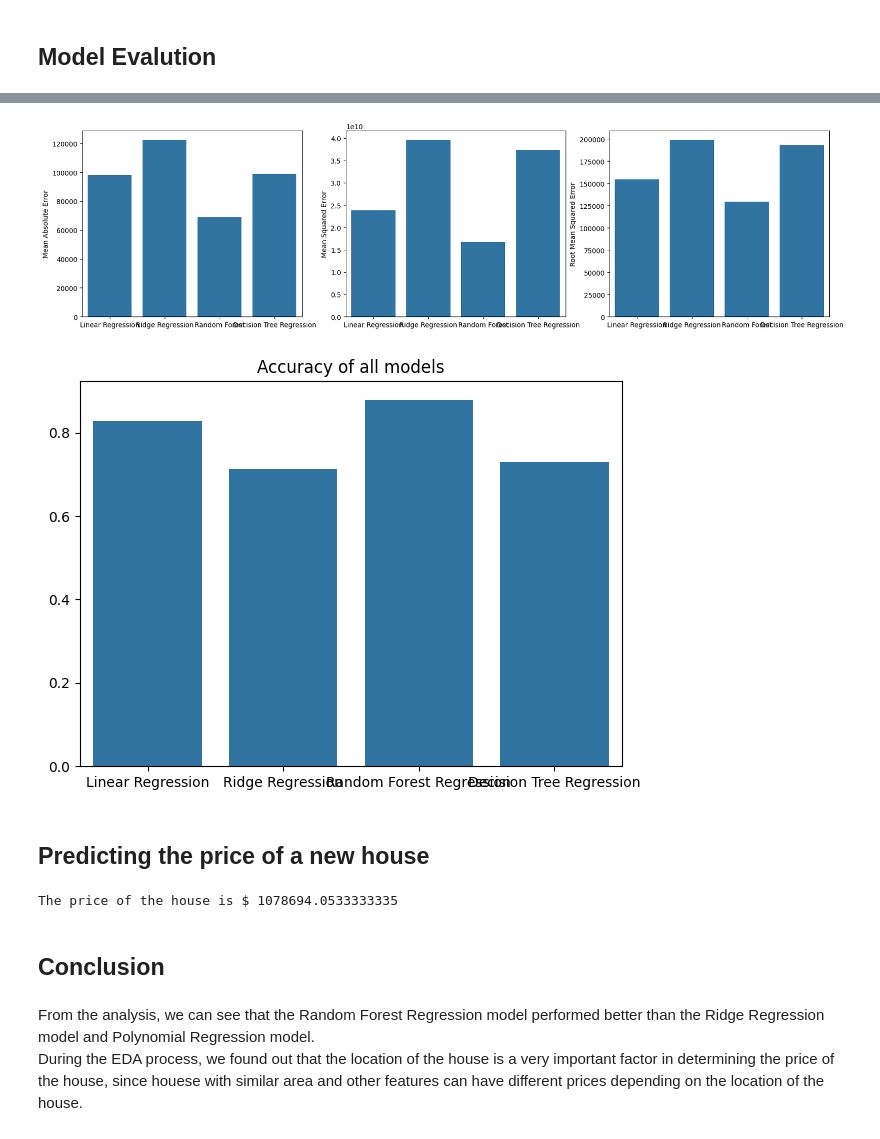
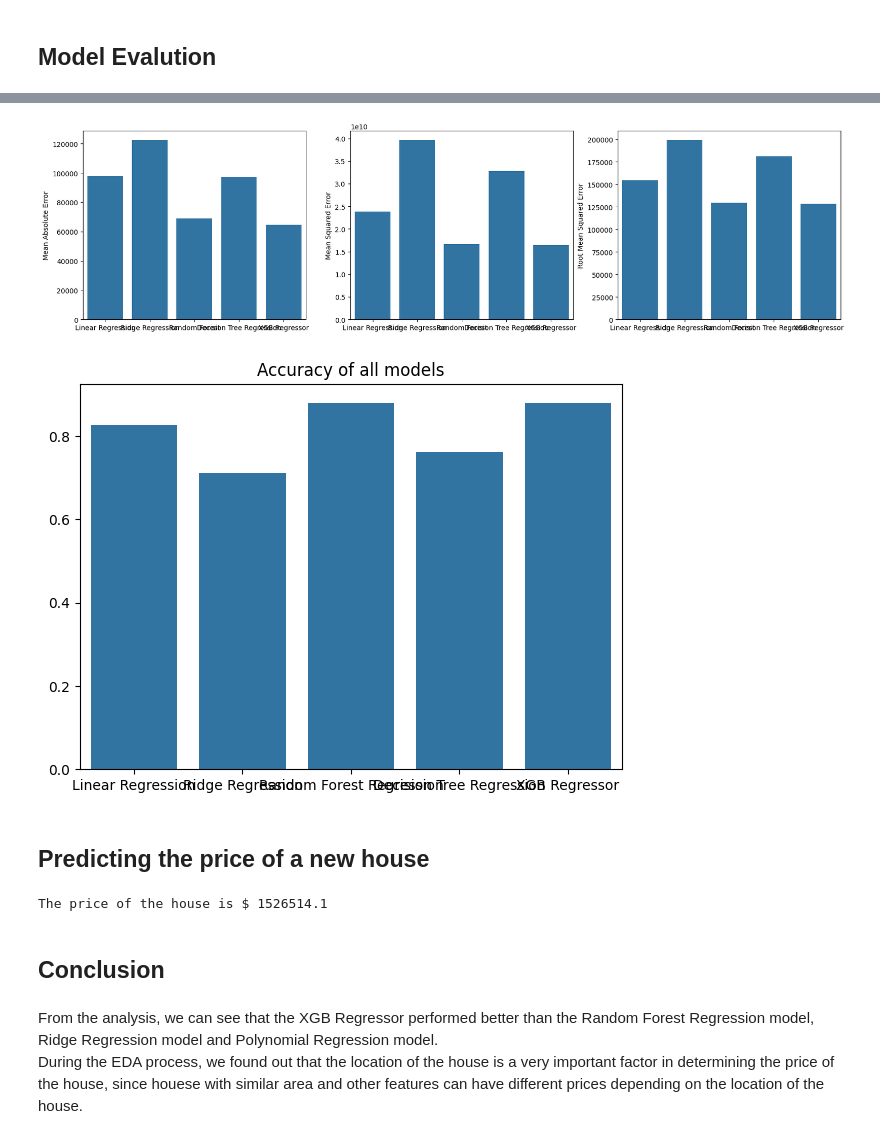
Before and after one commit to YouXuan2010/Data-Science-Projects, a Jupyter notebook: House Price Prediction/House_Price_Prediction.ipynb, the cells around one changed output, grey strips where cells are left out. Saved outputs shown, nothing was run; the diff lists cells and outputs as text; code cells hidden in the pictures.

Commit message:
Added XGB Regressor

```diff
--- a/House Price Prediction/House_Price_Prediction.ipynb
+++ b/House Price Prediction/House_Price_Prediction.ipynb
@@ -320,0 +324,10 @@ r2_score(y_test,yhat)
+# %%
+reg = xgb.XGBRegressor(base_score=0.5, booster='gbtree',
+                       n_estimators=1000,
+                       early_stopping_rounds=100,
+                       objective='reg:linear',
+                       max_depth=5,
+                       learning_rate=0.08)
+reg.fit(X_train, y_train,
+        eval_set=[(X_train, y_train), (X_test, y_test)],
+        verbose=100)
@@ -320,0 +353,3 @@ r2_score(y_test,yhat)
+# %%
+yXGB = reg.predict(X_test)
+r2_score(y_test,yXGB)
@@ -364,24 +405,27 @@ https://gist.github.com/mwaskom/de44147ed2974457ad6372750bbe5751
 # %%
 #plot the graph to compare mae, mse, rmse for all models
 fig, ax = plt.subplots(1,3,figsize=(20,5))
-sns.barplot(x=['Linear Regression','Ridge Regression','Random Forest', 'Decision Tree Regression'],y=[mean_absolute_error(y_test,pipe_pred),mean_absolute_error(y_test,r_pred),mean_absolute_error(y_test,yhat),mean_absolute_error(y_test,dt_pred)],ax=ax[0])
-sns.barplot(x=['Linear Regression','Ridge Regression','Random Forest', 'Decision Tree Regression'],y=[mean_squared_error(y_test,pipe_pred),mean_squared_error(y_test,r_pred),mean_squared_error(y_test,yhat),mean_squared_error(y_test,dt_pred)],ax=ax[1])
-sns.barplot(x=['Linear Regression','Ridge Regression','Random Forest', 'Decision Tree Regression'],y=[np.sqrt(mean_squared_error(y_test,pipe_pred)),np.sqrt(mean_squared_error(y_test,r_pred)),np.sqrt(mean_squared_error(y_test,yhat)),np.sqrt(mean_squared_error(y_test,dt_pred))],ax=ax[2])
+sns.barplot(x=['Linear Regression','Ridge Regression','Random Forest', 'Decision Tree Regression', 'XGB Regressor'],
+            y=[mean_absolute_error(y_test,pipe_pred),mean_absolute_error(y_test,r_pred),mean_absolute_error(y_test,yhat),mean_absolute_error(y_test,dt_pred),mean_absolute_error(y_test,yXGB)],ax=ax[0])
+sns.barplot(x=['Linear Regression','Ridge Regression','Random Forest', 'Decision Tree Regression', 'XGB Regressor'],
+            y=[mean_squared_error(y_test,pipe_pred),mean_squared_error(y_test,r_pred),mean_squared_error(y_test,yhat),mean_squared_error(y_test,dt_pred), mean_squared_error(y_test,yXGB)],ax=ax[1])
+sns.barplot(x=['Linear Regression','Ridge Regression','Random Forest', 'Decision Tree Regression', 'XGB Regressor'],
+            y=[np.sqrt(mean_squared_error(y_test,pipe_pred)),np.sqrt(mean_squared_error(y_test,r_pred)),np.sqrt(mean_squared_error(y_test,yhat)),np.sqrt(mean_squared_error(y_test,dt_pred)),np.sqrt(mean_squared_error(y_test,yXGB))],ax=ax[2])
 # label for the graph
 ax[0].set_ylabel('Mean Absolute Error')
 ax[1].set_ylabel('Mean Squared Error')
 ax[2].set_ylabel('Root Mean Squared Error')
 plt.show()
 # %% [output]
-[figure, old version]
+[figure, new version]
 # %%
 # plot accuracy of all models in the same graph
 fig, ax = plt.subplots(figsize=(7,5))
-sns.barplot(x=['Linear Regression','Ridge Regression','Random Forest Regression', 'Decision Tree Regression'],y=[metrics.r2_score(y_test,pipe_pred),metrics.r2_score(y_test,r_pred),metrics.r2_score(y_test,yhat),metrics.r2_score(y_test,dt_pred)])
+sns.barplot(x=['Linear Regression','Ridge Regression','Random Forest Regression', 'Decision Tree Regression', 'XGB Regressor'],y=[metrics.r2_score(y_test,pipe_pred),metrics.r2_score(y_test,r_pred),metrics.r2_score(y_test,yhat),metrics.r2_score(y_test,dt_pred),metrics.r2_score(y_test,yXGB)])
 ax.set_title('Accuracy of all models')
 plt.show()
 # %% [output]
-[figure, old version]
+[figure, new version]
 # %% [markdown]
 ## Predicting the price of a new house
 # %%
@@ -406,12 +450,12 @@ sqft_living15 = 2000
 sqft_lot15 = 10000
 # %%
 #predicting the price using random forest regression
-price = regressor.predict([[bedrooms,bathrooms,sqft_living,sqft_lot,floors,waterfront,view,condition,grade,sqft_above,sqft_basement,yr_built,yr_renovated,zipcode,lat,long,sqft_living15,sqft_lot15]])
+price = reg.predict([[bedrooms,bathrooms,sqft_living,sqft_lot,floors,waterfront,view,condition,grade,sqft_above,sqft_basement,yr_built,yr_renovated,zipcode,lat,long,sqft_living15,sqft_lot15]])
 print('The price of the house is $',price[0])
 # %% [output]
-The price of the house is $ 1078694.0533333335
+The price of the house is $ 1526514.1
 # %% [markdown]
 ## Conclusion
 # %% [markdown]
-From the analysis, we can see that the Random Forest Regression model performed better than the Ridge Regression model and Polynomial Regression model. \
+From the analysis, we can see that the XGB Regressor performed better than the Random Forest Regression model, Ridge Regression model and Polynomial Regression model. \
 During the EDA process, we found out that the location of the house is a very important factor in determining the price of the house, since houese with similar area and other features can have different prices depending on the location of the house.
```
Also changed, not shown: parts of 8 cells of this notebook.
